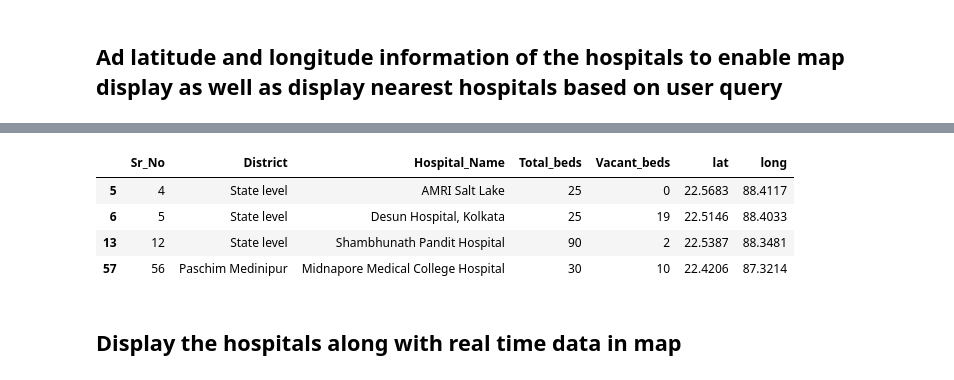
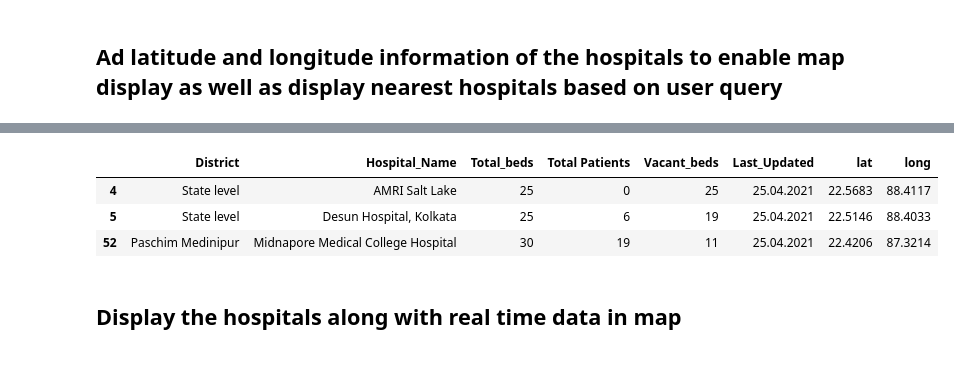
Before and after one commit to hardikroutray/icutracker, a Jupyter notebook: bedtracker.ipynb, the cells around one changed output, grey strips where cells are left out. Cells and saved outputs as stored; diff of their text form; code cells hidden in the pictures.

```diff
--- a/bedtracker.ipynb
+++ b/bedtracker.ipynb
@@ -65,0 +60,22 @@ WARNING: Finished building on-disk font cache, found 17 fonts
+# %%
+from datetime import datetime, timedelta
+
+####################GET LATEST WB HOSPITAL DATA########################
+
+def getlatestWBhospitaldata():
+  today = datetime.now()
+  days=0
+  while True:
+    theday = today - timedelta(days=days)
+    try:
+      tabula.convert_into("https://www.wbhealth.gov.in/uploaded_files/corona/Vacant_bed_status_as_on_{}_.pdf".format(theday.strftime('%d.%m_.%Y')), "Vacant_bed_status_as_on_{}_.csv".format(theday.strftime('%d.%m_.%Y')), output_format="csv", pages='all')
+      outputcsv = "Vacant_bed_status_as_on_{}_.csv".format(theday.strftime('%d.%m_.%Y'))
+    except:
+      print("data unavailable on {}. Checking the day before".format(theday.strftime('%d.%m.%Y')))
+    else:
+      print("Latest data available on {}".format(theday.strftime('%d.%m.%Y')))
+      break
+    days+= 1
+  return(outputcsv,theday.strftime('%d.%m.%Y'))
+
+#################GET LATEST MAHARASTRA HOSPITAL DATA#####################
@@ -66,4 +92,8 @@ WARNING: Finished building on-disk font cache, found 17 fonts
 # %%
-WB_bed_data = pd.read_csv("Vacant_bed_status_as_on_26.04_.21_.csv", header=None, names=['Sr_No', 'District', 'Hospital_Name','Total_beds','Vacant_beds'])[2:]
-WB_bed_data.head()
+WB_bed_data_csv,WB_bed_data_date = getlatestWBhospitaldata()
+# print(WB_bed_data_csv,WB_bed_data_date)
+WB_bed_data = pd.read_csv(WB_bed_data_csv, header=None, names=['District', 'Hospital_Name','Total_beds','Total Patients', 'Vacant_beds'])[2:]
+WB_bed_data = WB_bed_data[:-1]
+WB_bed_data["Last_Updated"] = WB_bed_data_date
+WB_bed_data.tail()
 # %% [output]
@@ -130,13 +189,10 @@ WB_bed_data.head()
 # %%
-# WB_bed_data.fillna(0)
-# WB_bed_data = WB_bed_data[WB_bed_data['lat'].notna()][:-2]
+WB_bed_data = WB_bed_data[WB_bed_data['lat'].notna()]
+WB_bed_data
+# WB_bed_data = WB_bed_data[WB_bed_data['lat'] != 0][:-2]
 # WB_bed_data
-
-WB_bed_data = WB_bed_data[WB_bed_data['lat'] != 0][:-2]
-WB_bed_data
 # %% [output]
-|  | Sr_No | District | Hospital_Name | Total_beds | Vacant_beds | lat | long |
-| 5 | 4 | State level | AMRI Salt Lake | 25 | 0 | 22.5683 | 88.4117 |
-| 6 | 5 | State level | Desun Hospital, Kolkata | 25 | 19 | 22.5146 | 88.4033 |
-| 13 | 12 | State level | Shambhunath Pandit Hospital | 90 | 2 | 22.5387 | 88.3481 |
-| 57 | 56 | Paschim Medinipur | Midnapore Medical College Hospital | 30 | 10 | 22.4206 | 87.3214 |
+|  | District | Hospital_Name | Total_beds | Total Patients | Vacant_beds | Last_Updated | lat | long |
+| 4 | State level | AMRI Salt Lake | 25 | 0 | 25 | 25.04.2021 | 22.5683 | 88.4117 |
+| 5 | State level | Desun Hospital, Kolkata | 25 | 6 | 19 | 25.04.2021 | 22.5146 | 88.4033 |
+| 52 | Paschim Medinipur | Midnapore Medical College Hospital | 30 | 19 | 11 | 25.04.2021 | 22.4206 | 87.3214 |
```
Also changed, not shown: parts of 22 cells of this notebook.
